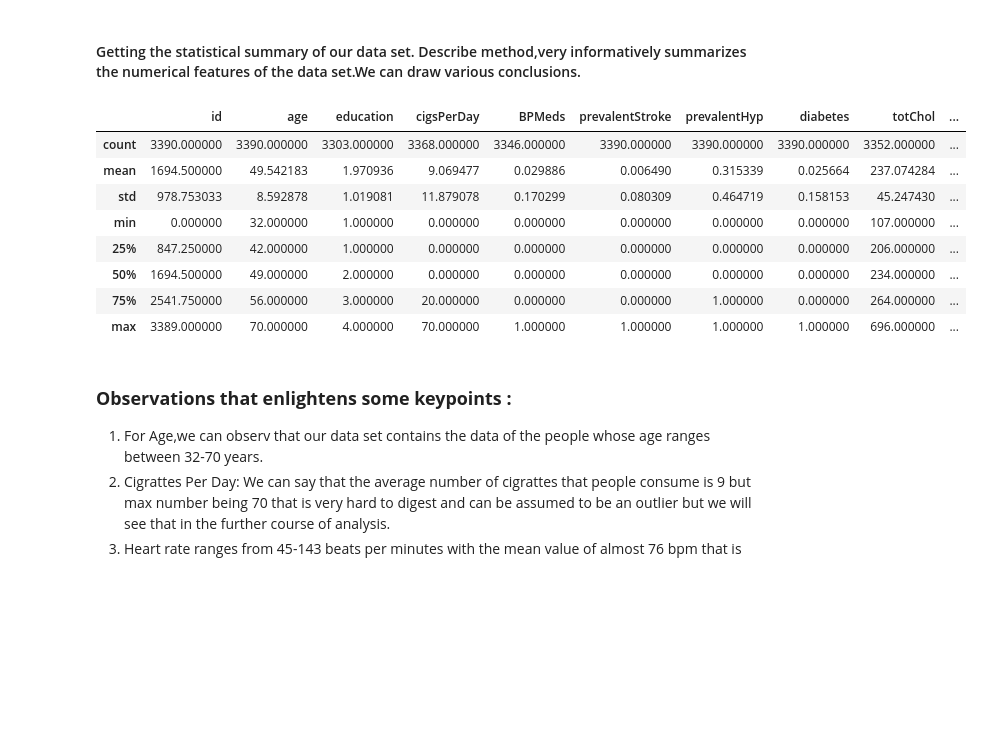
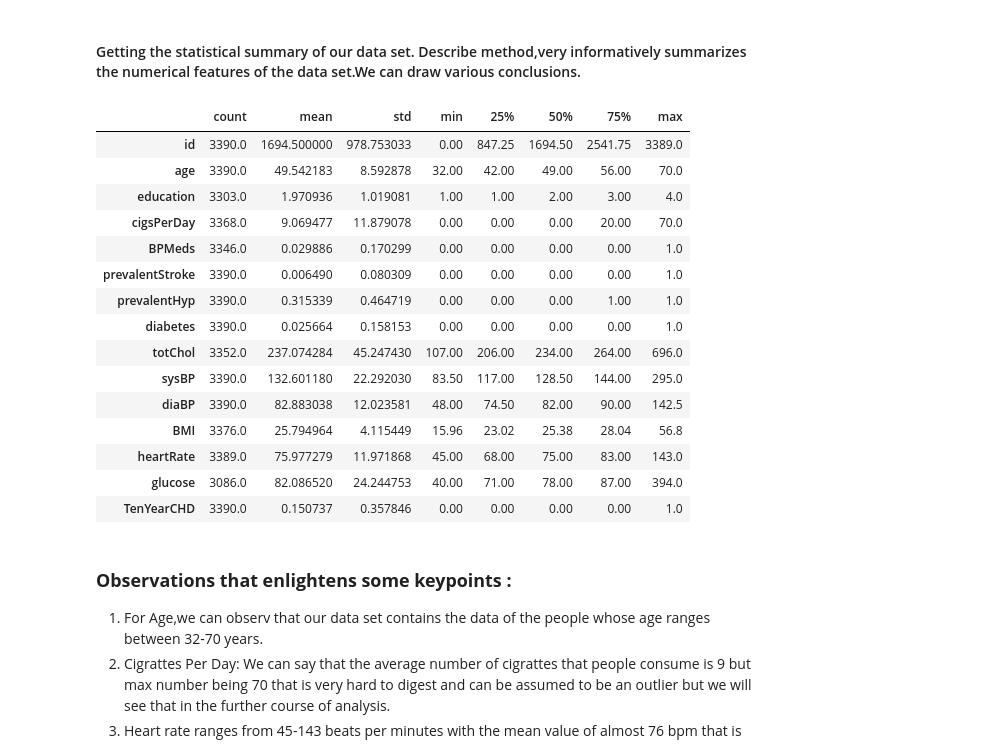
Before and after one commit to ParthSharma1197/Capstone-Project-Cardiovascular-Risk-Prediction, a Jupyter notebook: PARTH_SHARMA_Cardiovascular_Risk_Prediction_Capstone_Project.ipynb, the cells around one changed output. Drawn from its saved outputs; the diff is of its cells as text; code cells hidden in the pictures; blank space fills up the shorter version.

```diff
--- a/PARTH_SHARMA_Cardiovascular_Risk_Prediction_Capstone_Project.ipynb
+++ b/PARTH_SHARMA_Cardiovascular_Risk_Prediction_Capstone_Project.ipynb
@@ -128,17 +127,24 @@ Index(['id', 'age', 'education', 'sex', 'is_smoking', 'cigsPerDay', 'BPMeds',
 #### Getting the statistical summary of our data set. Describe method,very informatively summarizes the numerical features of the data set.We can draw various conclusions.
 # %%
 #Getting the statistical Summary of our dataset
-df.describe()
+df.describe().T
 # %% [output]
-|  | id | age | education | cigsPerDay | BPMeds | prevalentStroke | prevalentHyp | diabetes | totChol | ... |
-| count | 3390.000000 | 3390.000000 | 3303.000000 | 3368.000000 | 3346.000000 | 3390.000000 | 3390.000000 | 3390.000000 | 3352.000000 | ... |
-| mean | 1694.500000 | 49.542183 | 1.970936 | 9.069477 | 0.029886 | 0.006490 | 0.315339 | 0.025664 | 237.074284 | ... |
-| std | 978.753033 | 8.592878 | 1.019081 | 11.879078 | 0.170299 | 0.080309 | 0.464719 | 0.158153 | 45.247430 | ... |
-| min | 0.000000 | 32.000000 | 1.000000 | 0.000000 | 0.000000 | 0.000000 | 0.000000 | 0.000000 | 107.000000 | ... |
-| 25% | 847.250000 | 42.000000 | 1.000000 | 0.000000 | 0.000000 | 0.000000 | 0.000000 | 0.000000 | 206.000000 | ... |
-| 50% | 1694.500000 | 49.000000 | 2.000000 | 0.000000 | 0.000000 | 0.000000 | 0.000000 | 0.000000 | 234.000000 | ... |
-| 75% | 2541.750000 | 56.000000 | 3.000000 | 20.000000 | 0.000000 | 0.000000 | 1.000000 | 0.000000 | 264.000000 | ... |
-| max | 3389.000000 | 70.000000 | 4.000000 | 70.000000 | 1.000000 | 1.000000 | 1.000000 | 1.000000 | 696.000000 | ... |
+|  | count | mean | std | min | 25% | 50% | 75% | max |
+| id | 3390.0 | 1694.500000 | 978.753033 | 0.00 | 847.25 | 1694.50 | 2541.75 | 3389.0 |
+| age | 3390.0 | 49.542183 | 8.592878 | 32.00 | 42.00 | 49.00 | 56.00 | 70.0 |
+| education | 3303.0 | 1.970936 | 1.019081 | 1.00 | 1.00 | 2.00 | 3.00 | 4.0 |
+| cigsPerDay | 3368.0 | 9.069477 | 11.879078 | 0.00 | 0.00 | 0.00 | 20.00 | 70.0 |
+| BPMeds | 3346.0 | 0.029886 | 0.170299 | 0.00 | 0.00 | 0.00 | 0.00 | 1.0 |
+| prevalentStroke | 3390.0 | 0.006490 | 0.080309 | 0.00 | 0.00 | 0.00 | 0.00 | 1.0 |
+| prevalentHyp | 3390.0 | 0.315339 | 0.464719 | 0.00 | 0.00 | 0.00 | 1.00 | 1.0 |
+| diabetes | 3390.0 | 0.025664 | 0.158153 | 0.00 | 0.00 | 0.00 | 0.00 | 1.0 |
+| totChol | 3352.0 | 237.074284 | 45.247430 | 107.00 | 206.00 | 234.00 | 264.00 | 696.0 |
+| sysBP | 3390.0 | 132.601180 | 22.292030 | 83.50 | 117.00 | 128.50 | 144.00 | 295.0 |
+| diaBP | 3390.0 | 82.883038 | 12.023581 | 48.00 | 74.50 | 82.00 | 90.00 | 142.5 |
+| BMI | 3376.0 | 25.794964 | 4.115449 | 15.96 | 23.02 | 25.38 | 28.04 | 56.8 |
+| heartRate | 3389.0 | 75.977279 | 11.971868 | 45.00 | 68.00 | 75.00 | 83.00 | 143.0 |
+| glucose | 3086.0 | 82.086520 | 24.244753 | 40.00 | 71.00 | 78.00 | 87.00 | 394.0 |
+| TenYearCHD | 3390.0 | 0.150737 | 0.357846 | 0.00 | 0.00 | 0.00 | 0.00 | 1.0 |
 # %% [markdown]
 ###  **Observations that  enlightens some keypoints :**
 1. For Age,we can observ that our data set contains the data of the people whose age ranges between 32-70 years.
```
Also changed, not shown: parts of 46 cells of this notebook.
